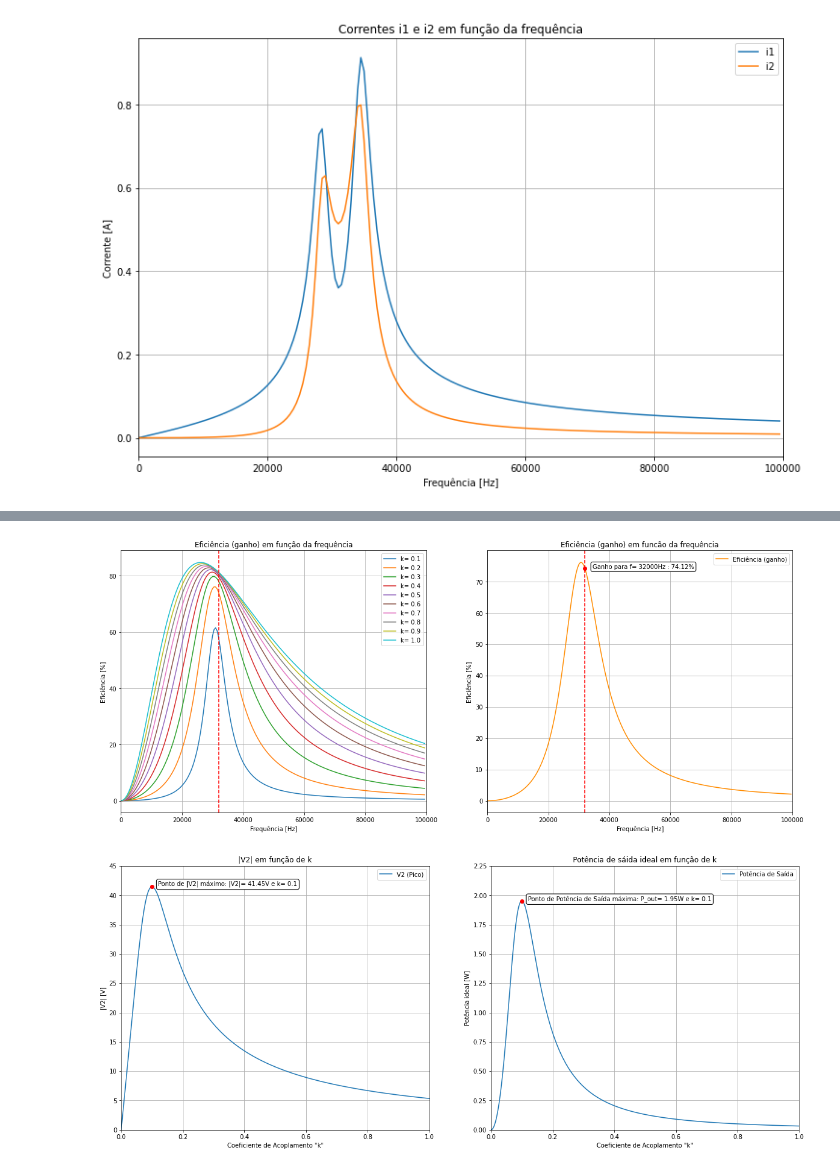
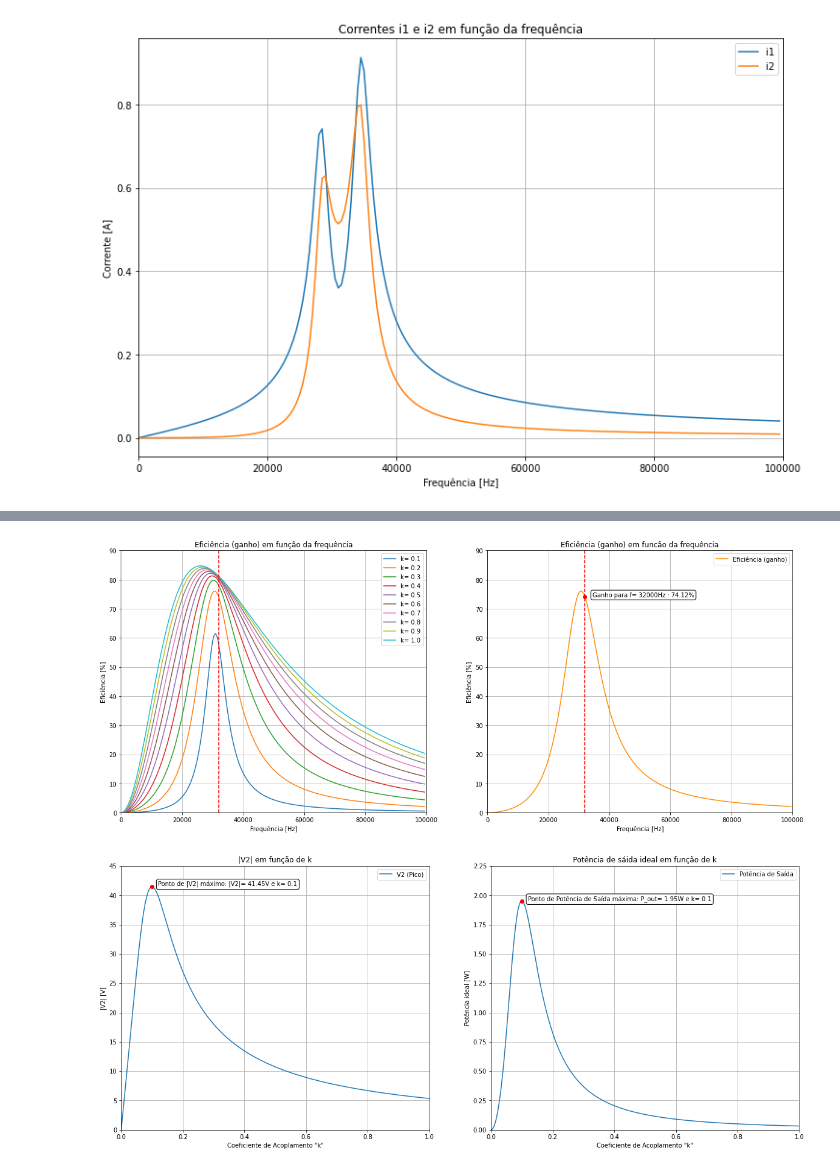
Before and after one commit to pabdutra/projeto_eletromag, a Jupyter notebook: projeto.ipynb, the cells around one changed output, grey strips where cells are left out. Cells and saved outputs as stored; diff of their text form; code cells hidden in the pictures.

```diff
--- a/projeto.ipynb
+++ b/projeto.ipynb
@@ -165,7 +165,7 @@ for k in PossiveisK:
     plt.xlabel("Frequência [Hz]")
     plt.ylabel("Corrente [A]")
     plt.xlim(0,100e3)
-    plt.ylim(0,5)
+    plt.ylim(0,2)
     plt.axvline(x=32000, ymin=0, ymax=1, c='r', ls='--')
     plt.grid(True)
     plt.legend()
@@ -273,6 +274,7 @@ plt.title('Eficiência (ganho) em funcão da frequência')
 plt.xlabel('Frequência [Hz]')
 plt.ylabel('Eficiência [%]')
 plt.xlim(0,100e3)
+plt.ylim(0,90)
 plt.axvline(x=32000, ymin=0, ymax=1, c='r', ls='--')
 plt.scatter(fIdeal, gIdeal, color='red', zorder=5)
 plt.annotate(f'Ganho para f= {round(fIdeal, 2)}Hz : {round(gIdeal, 2)}%', (fIdeal, gIdeal), xytext=(fIdeal+2500, gIdeal), bbox=dict(boxstyle='round', fc='w', ec='k', lw=1))
@@ -284,34 +286,35 @@ gIdeal = listaG[PossiveisFreq.index(32000)]
 
 listaP_in = []
 listaP_out = []
 
 for k in PossiveisK:
     listaG = []
     for f in PossiveisFreq:
         i1, i2, ic , V2 = CalcularTransformador(k, f)
         P_in = Ufonte*i1.conjugate() / 2
         P_out = V2*i2.conjugate() / 2
 
         ganho = (P_out.real/P_in.real) * 100
 
         listaP_in.append(P_in.real)
         listaP_out.append(P_out.real)
         listaG.append(ganho)
 
     plt.subplot(1,2,1)
     plt.plot(PossiveisFreq, listaG, label=f'k= {np.round(k,3)}')
     plt.legend()
 
 plt.title("Eficiência (ganho) em função da frequência")
 plt.xlabel("Frequência [Hz]")
 plt.ylabel("Eficiência [%]")
 plt.xlim(0,100e3)
+plt.ylim(0,90)
 plt.axvline(x=32000, ymin=0, ymax=1, c='r', ls='--')
 plt.grid(True)
 plt.savefig('img/ganhoK.png')
 plt.show()
 # %% [output]
-[figure, old version]
+[figure, new version]
 # %%
 # |V2| para diferentes valores de f, considerando um coeficiente de acoplamento "k" variável
 
```
Also changed, not shown: parts of 3 cells of this notebook, 3 other files.
